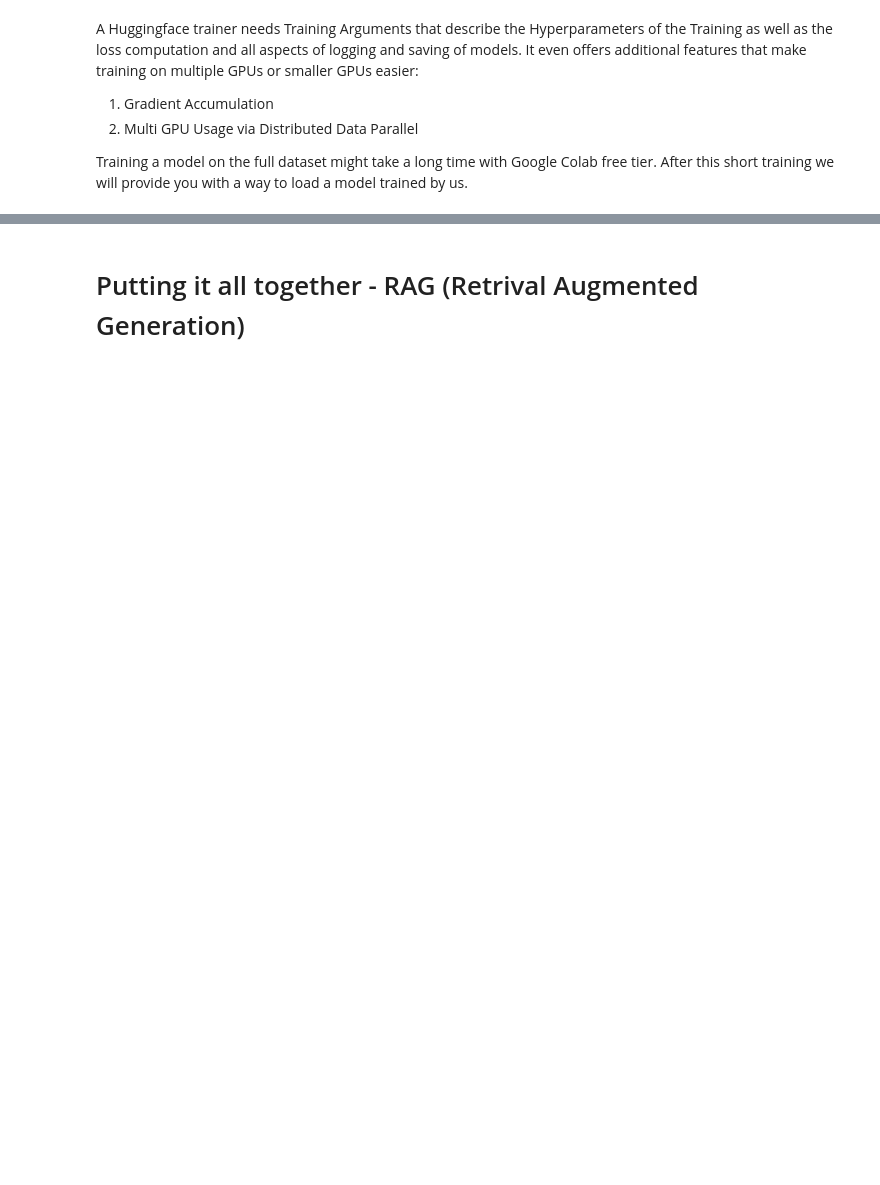
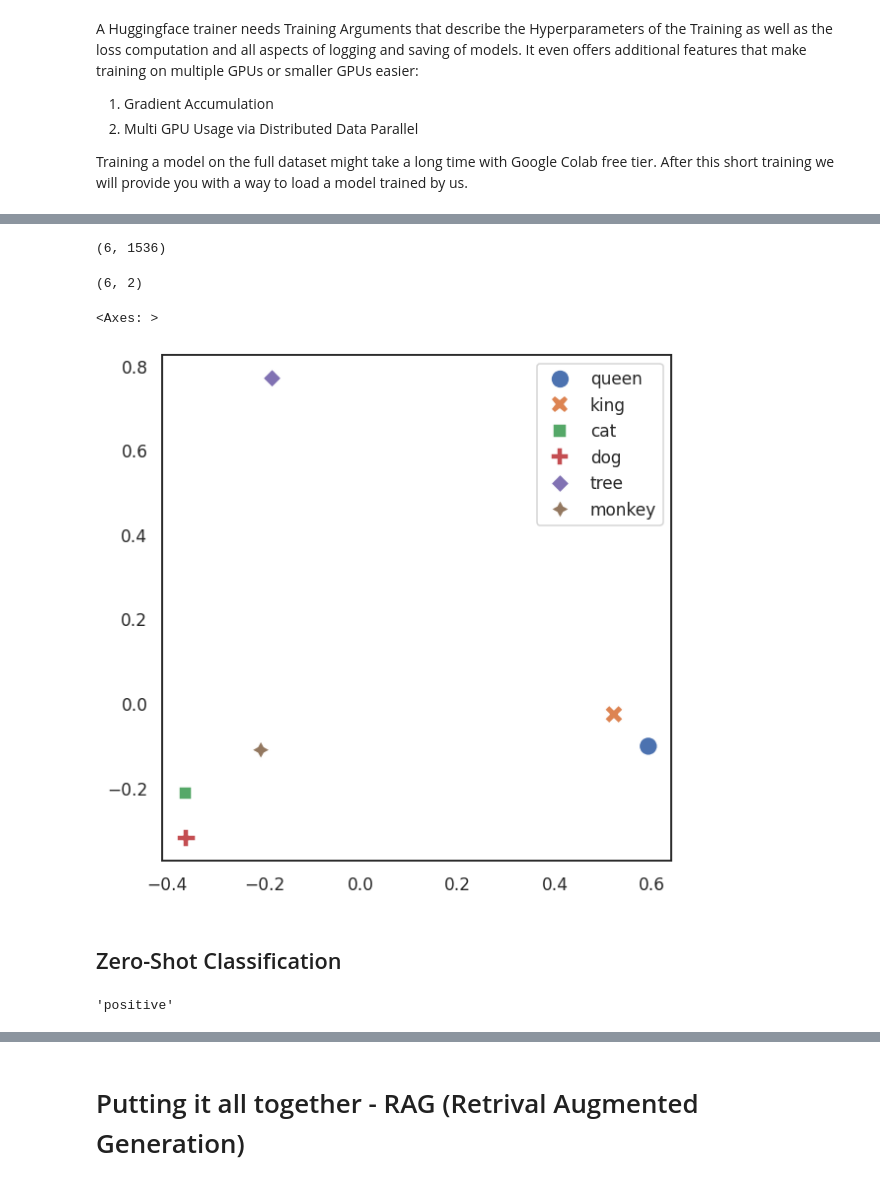
Before and after one commit to latent-space-solutions/nlp-in-3-weeks, a Jupyter notebook: Week_3_Decoder_Only_Transformers_for_language_generation.ipynb, the cells around one changed output, grey strips where cells are left out. Cells and saved outputs as stored; diff of their text form; code cells hidden in the pictures; blank space fills up the shorter version.

```diff
--- a/Week_3_Decoder_Only_Transformers_for_language_generation.ipynb
+++ b/Week_3_Decoder_Only_Transformers_for_language_generation.ipynb
@@ -413,0 +382,46 @@ for prompt in ["This restaurant is awesome!", "This restaurant is awful!"]:
+# %%
+# One 1536 dimension vector per word ...
+from sklearn.decomposition import PCA
+
+pca = PCA(n_components=2)
+# %%
+# Let's create some embeddings
+import numpy as np
+
+queen_embedded = get_embedding("queen")
+king_embedded = get_embedding("king")
+cat_embedded = get_embedding("cat")
+dog_embedded = get_embedding("dog")
+tree_embedded = get_embedding("tree")
+monkey_embedded = get_embedding("monkey")
+# %%
+sub_space = np.vstack(
+    [queen_embedded, king_embedded, cat_embedded,
+     dog_embedded, tree_embedded, monkey_embedded]
+    )
+# %%
+# One 1536 dimension vector per word ...
+sub_space.shape
+# %% [output]
+(6, 1536)
+# %%
+# ... turns into one 2 dimensional vector per word
+redcued_sub_space = pca.fit_transform(sub_space)
+redcued_sub_space.shape
+# %% [output]
+(6, 2)
+# %%
+# A scatter plot is the right choice to visualise the embedding space
+import seaborn as sns
+
+
+sns.set(style='white', context='notebook', rc={'figure.figsize':(6, 6), 'figure.dpi':111})
+
+sns.scatterplot(x=redcued_sub_space[:, 0], y=redcued_sub_space[:, 1], s=150,
+                style=["queen", "king", "cat", "dog", "tree", "monkey"],
+                hue=["queen", "king", "cat", "dog", "tree", "monkey"])
+# %% [output]
+<Axes: >
+[figure, added]
+# %% [markdown]
+## Zero-Shot Classification
@@ -413,0 +443,6 @@ for prompt in ["This restaurant is awesome!", "This restaurant is awful!"]:
+# %%
+query_embedding = get_embedding("Today, I feel totally awesome!")
+
+label_score(query_embedding, label_embeddings)
+# %% [output]
+'positive'
```
Also changed, not shown: parts of 77 cells of this notebook.
